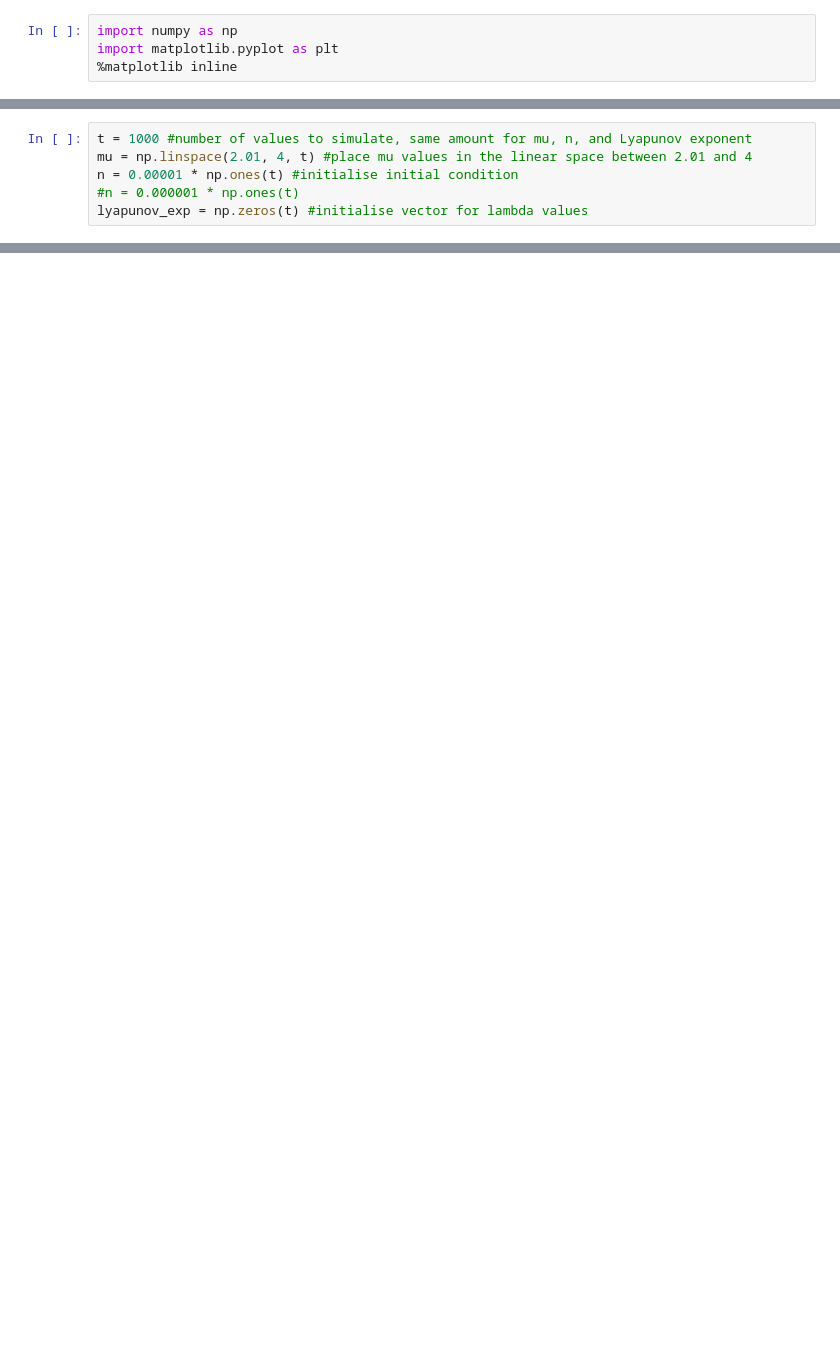
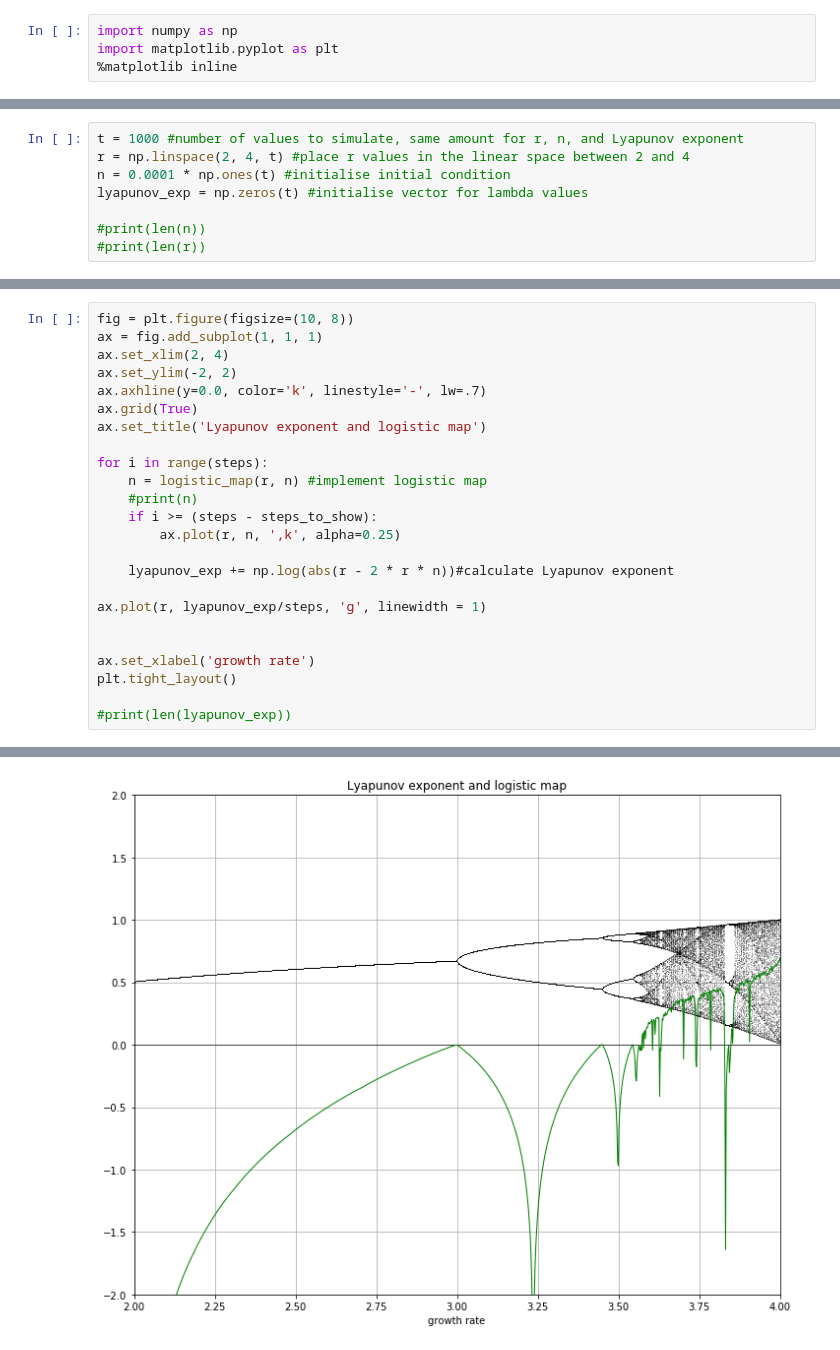
Before and after one commit to varya10/FS21physics_of_life_project, a Jupyter notebook: lyapunov_exponent.ipynb, the cells around one changed output, grey strips where cells are left out. Cells and saved outputs as stored; diff of their text form; blank space fills up the shorter version.

```diff
--- a/lyapunov_exponent.ipynb
+++ b/lyapunov_exponent.ipynb
@@ -13,8 +131,10 @@ def logistic_map(mu, n):
 # %%
-t = 1000 #number of values to simulate, same amount for mu, n, and Lyapunov exponent
-mu = np.linspace(2.01, 4, t) #place mu values in the linear space between 2.01 and 4
-n = 0.00001 * np.ones(t) #initialise initial condition
-#n = 0.000001 * np.ones(t)
+t = 1000 #number of values to simulate, same amount for r, n, and Lyapunov exponent
+r = np.linspace(2, 4, t) #place r values in the linear space between 2 and 4
+n = 0.0001 * np.ones(t) #initialise initial condition
 lyapunov_exp = np.zeros(t) #initialise vector for lambda values
+
+#print(len(n))
+#print(len(r))
 # %%
 steps = 1000 #number of iterations
@@ -20,0 +144,25 @@ steps = 1000 #number of iterations
+# %%
+fig = plt.figure(figsize=(10, 8))
+ax = fig.add_subplot(1, 1, 1)
+ax.set_xlim(2, 4)
+ax.set_ylim(-2, 2)
+ax.axhline(y=0.0, color='k', linestyle='-', lw=.7)
+ax.grid(True)
+ax.set_title('Lyapunov exponent and logistic map')
+
+for i in range(steps):
+    n = logistic_map(r, n) #implement logistic map
+    #print(n)
+    if i >= (steps - steps_to_show):
+        ax.plot(r, n, ',k', alpha=0.25)
+
+    lyapunov_exp += np.log(abs(r - 2 * r * n))#calculate Lyapunov exponent
+
+ax.plot(r, lyapunov_exp/steps, 'g', linewidth = 1)
+
+
+ax.set_xlabel('growth rate')
+plt.tight_layout()
+
+#print(len(lyapunov_exp))
+# %% [output]
@@ -20,0 +170 @@ steps = 1000 #number of iterations
+[figure, added]
```
Also changed, not shown: parts of 27 cells of this notebook.
